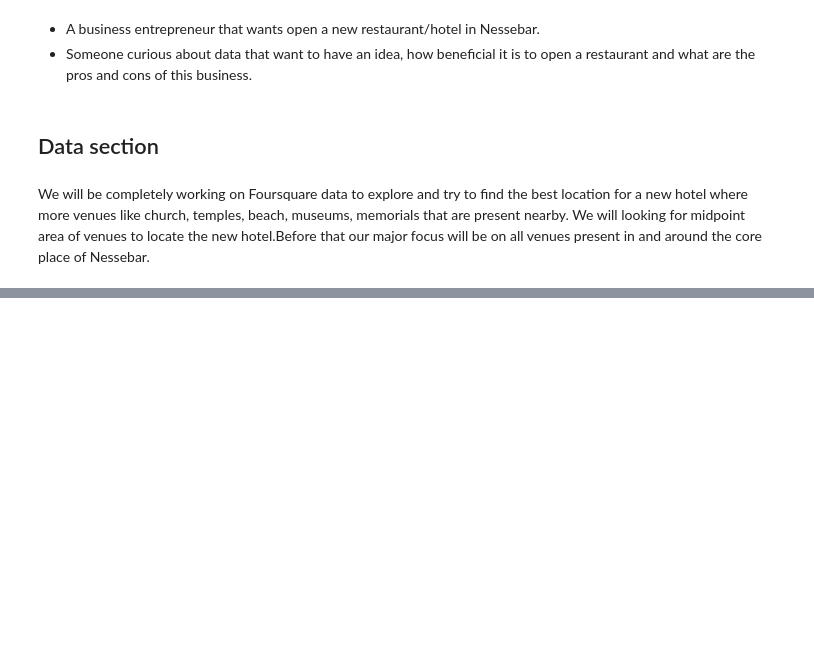
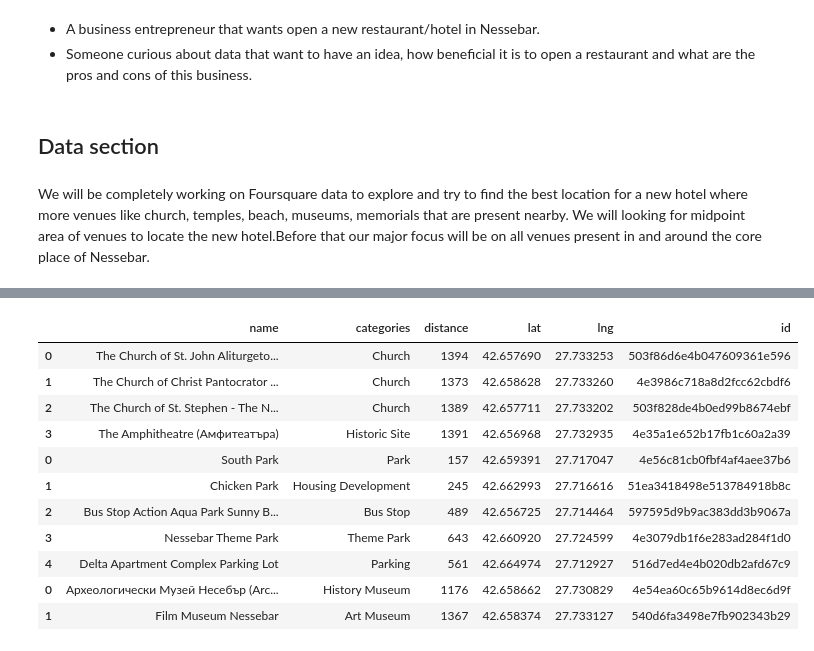
Before and after one commit to ElisavetaPatsova/Coursera_Capstone, a Jupyter notebook: Battle of the neighbourhoods.ipynb, the cells around one changed output, grey strips where cells are left out. Cells and saved outputs as stored; diff of their text form; code cells hidden in the pictures; blank space fills up the shorter version.

```diff
--- a/Battle of the neighbourhoods.ipynb
+++ b/Battle of the neighbourhoods.ipynb
@@ -32,0 +107,14 @@ We will looking for midpoint area of venues to locate the new hotel.Before that
+# %%
+results_hotel = requests.get(url_hotel).json()
+results_restaurant = requests.get(url_restaurant).json()
+# %%
+venues_hotel = results_hotel['response']['venues']
+venues_restaurant = results_restaurant['response']['venues']
+
+# tranform venues into a dataframe and merging both data
+dataframe_hotel = json_normalize(venues_hotel)
+dataframe_restaurant = json_normalize(venues_restaurant)
+
+dataframe = pd.concat([dataframe_hotel,dataframe_restaurant])
+
+print("There are {} restaurants and hotels in Nesebar".format(dataframe.shape[0]))
@@ -32,0 +225,46 @@ We will looking for midpoint area of venues to locate the new hotel.Before that
+# %%
+search_query_list = ['temple','church','park','museum']
+radius =1000
+temp_df=[]
+search_df=[]
+
+def search_query_fn():
+    #Loop to run through urls and from json to pandas
+    for i in range(len(search_query_list)):
+        url= 'https://api.foursquare.com/v2/venues/search?client_id={}&client_secret={}&ll={},{}&v={}&query={}&radius={}&limit={}'.format(CLIENT_ID, CLIENT_SECRET, latitude, longitude, VERSION, search_query_list[i], radius, LIMIT)
+
+        results=requests.get(url).json()
+        venues = results['response']['venues']
+
+        #Normalize from json
+        dataframe = json_normalize(venues)
+
+        #Removing unwanted column headers
+        dataframe.columns = [col.split('.')[-1] for col in dataframe.columns]
+        temp_df.append(dataframe)
+
+    #Loop to append dataframes to single dataframe
+    for j in range(len(search_query_list)):
+        data=temp_df[j]
+        search_df.append(data)
+
+# Function to run loop over queries
+search_query_fn()
+
+search_df = pd.concat(search_df,sort=True)
+search_df['categories'] = search_df.apply(get_category_type, axis=1)
+search_df = pd.DataFrame(search_df[['name','categories','distance','lat','lng','id']])
+search_df
+# %% [output]
+|  | name | categories | distance | lat | lng | id |
+| 0 | The Church of St. John Aliturgeto... | Church | 1394 | 42.657690 | 27.733253 | 503f86d6e4b047609361e596 |
+| 1 | The Church of Christ Pantocrator ... | Church | 1373 | 42.658628 | 27.733260 | 4e3986c718a8d2fcc62cbdf6 |
+| 2 | The Church of St. Stephen - The N... | Church | 1389 | 42.657711 | 27.733202 | 503f828de4b0ed99b8674ebf |
+| 3 | The Amphitheatre (Амфитеатъра) | Historic Site | 1391 | 42.656968 | 27.732935 | 4e35a1e652b17fb1c60a2a39 |
+| 0 | South Park | Park | 157 | 42.659391 | 27.717047 | 4e56c81cb0fbf4af4aee37b6 |
+| 1 | Chicken Park | Housing Development | 245 | 42.662993 | 27.716616 | 51ea3418498e513784918b8c |
+| 2 | Bus Stop Action Aqua Park Sunny B... | Bus Stop | 489 | 42.656725 | 27.714464 | 597595d9b9ac383dd3b9067a |
+| 3 | Nessebar Theme Park | Theme Park | 643 | 42.660920 | 27.724599 | 4e3079db1f6e283ad284f1d0 |
+| 4 | Delta Apartment Complex Parking Lot | Parking | 561 | 42.664974 | 27.712927 | 516d7ed4e4b020db2afd67c9 |
+| 0 | Археологически Музей Несебър (Arc... | History Museum | 1176 | 42.658662 | 27.730829 | 4e54ea60c65b9614d8ec6d9f |
+| 1 | Film Museum Nessebar | Art Museum | 1367 | 42.658374 | 27.733127 | 540d6fa3498e7fb902343b29 |
```
Also changed, not shown: parts of 35 cells of this notebook.
